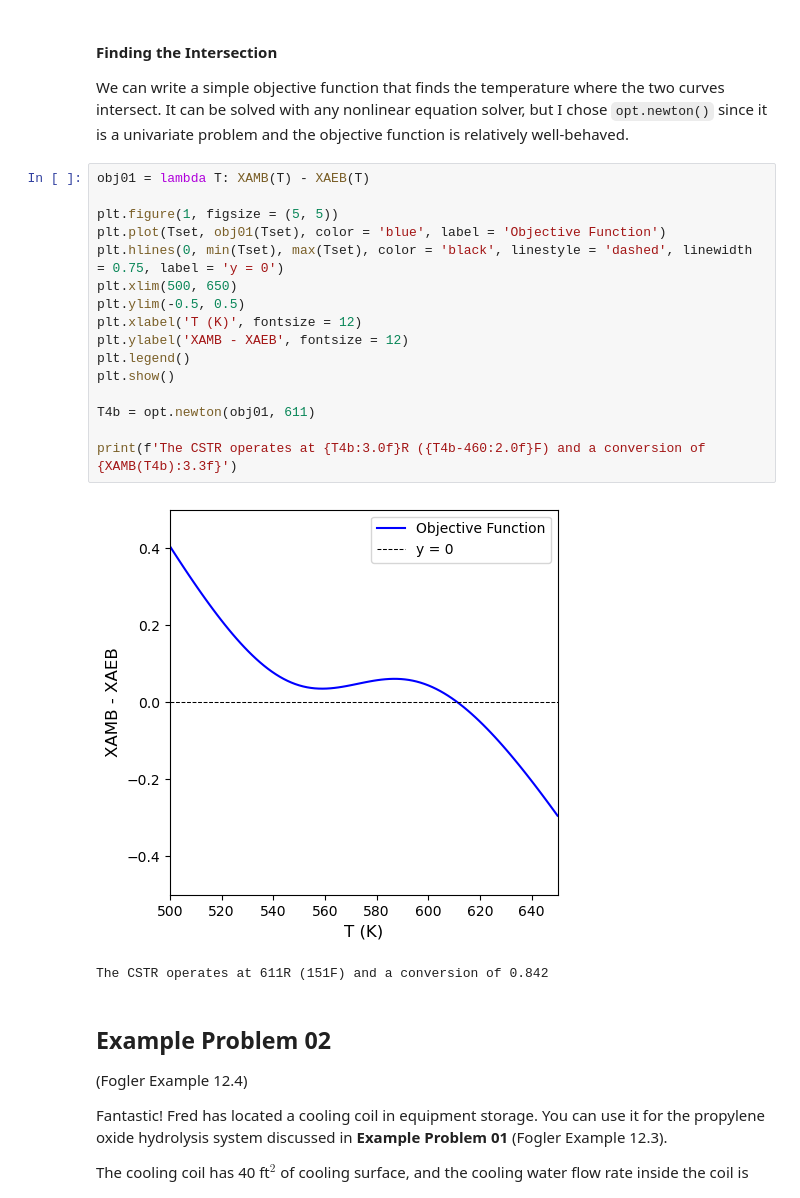
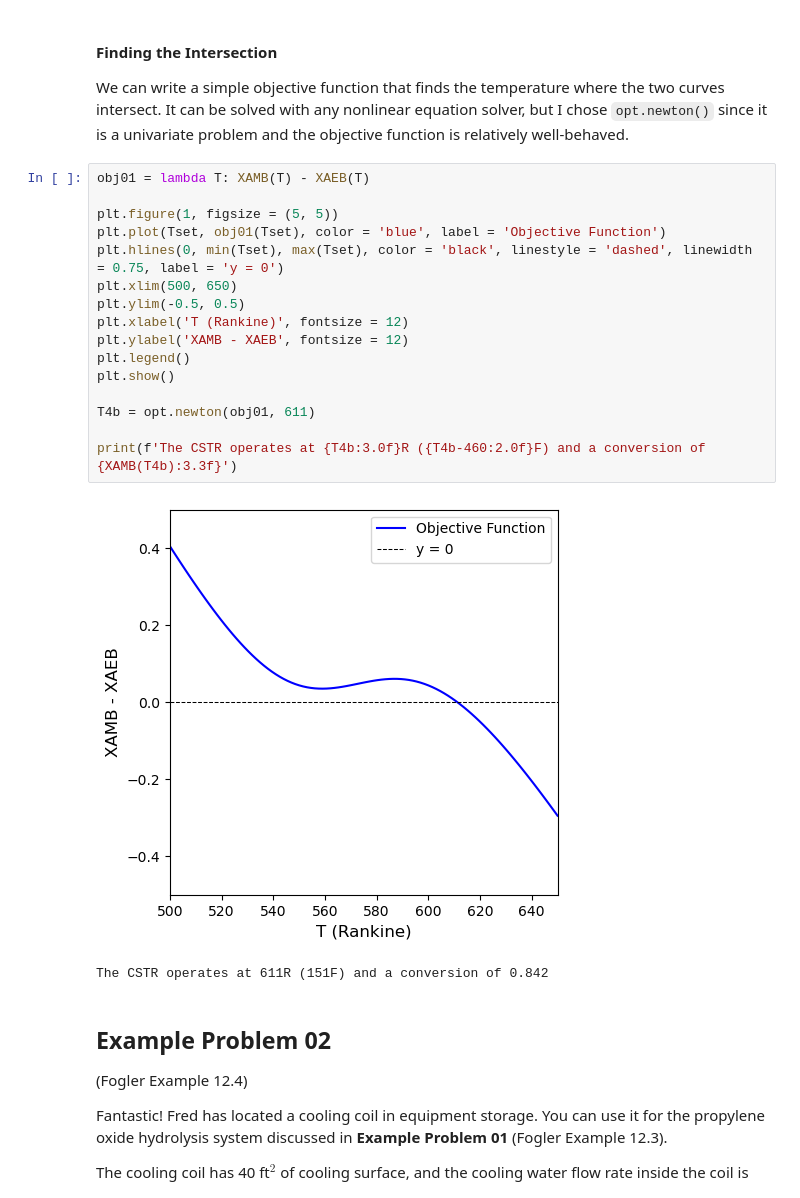
Before and after one commit to jqbond/CEN587, a Jupyter notebook: Lectures/587-L43.ipynb, the cells around one changed output. Cells and saved outputs as stored; diff of their text form.

```diff
--- a/Lectures/587-L43.ipynb
+++ b/Lectures/587-L43.ipynb
@@ -355,21 +355,21 @@ We can write a simple objective function that finds the temperature where the tw
 # %%
 obj01 = lambda T: XAMB(T) - XAEB(T)
 
 plt.figure(1, figsize = (5, 5))
 plt.plot(Tset, obj01(Tset), color = 'blue', label = 'Objective Function')
 plt.hlines(0, min(Tset), max(Tset), color = 'black', linestyle = 'dashed', linewidth = 0.75, label = 'y = 0')
 plt.xlim(500, 650)
 plt.ylim(-0.5, 0.5)
-plt.xlabel('T (K)', fontsize = 12)
+plt.xlabel('T (Rankine)', fontsize = 12)
 plt.ylabel('XAMB - XAEB', fontsize = 12)
 plt.legend()
 plt.show()
 
 T4b = opt.newton(obj01, 611)
 
 print(f'The CSTR operates at {T4b:3.0f}R ({T4b-460:2.0f}F) and a conversion of {XAMB(T4b):3.3f}')
 # %% [output]
-[figure, old version]
+[figure, new version]
 The CSTR operates at 611R (151F) and a conversion of 0.842
 # %% [markdown]
 ## Example Problem 02
```
Also changed, not shown: parts of 6 cells of this notebook.
